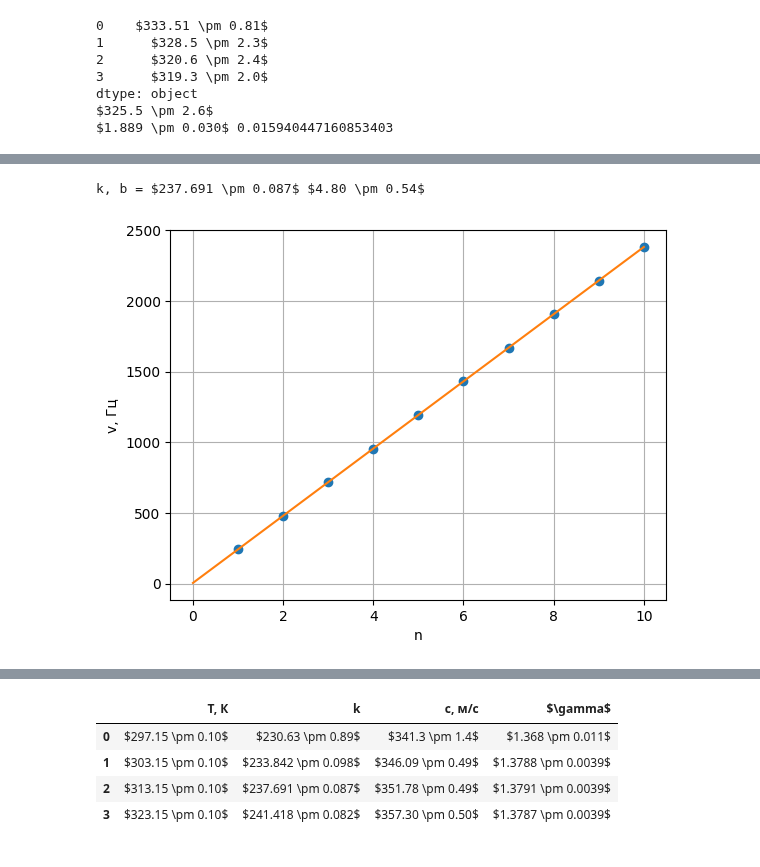
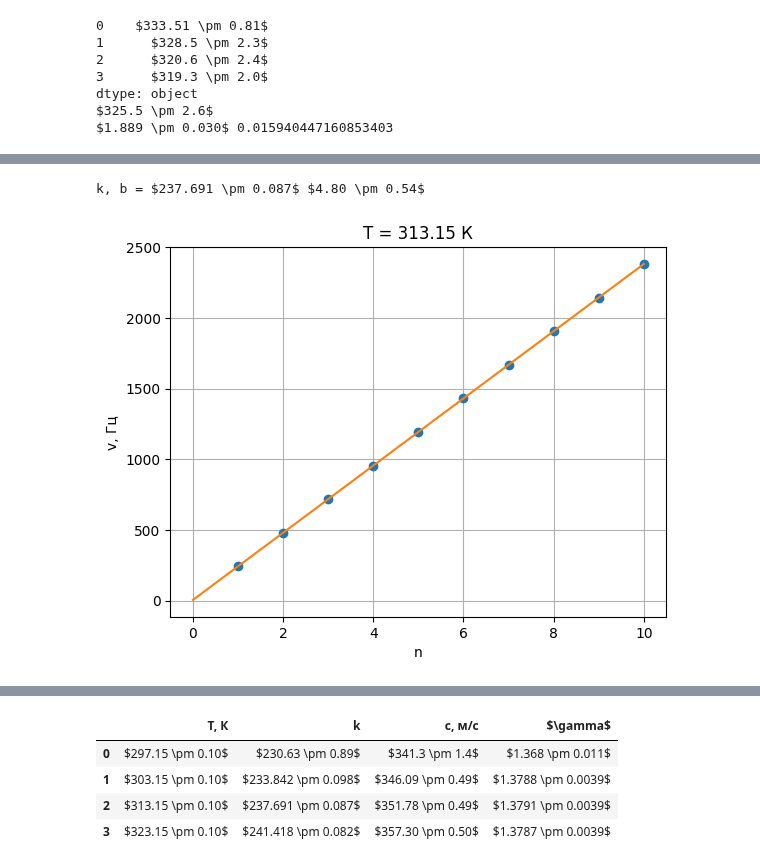
Before and after one commit to RedBrean/term2, a Jupyter notebook: labs/213.ipynb, the cells around one changed output, grey strips where cells are left out. Cells and saved outputs as stored; diff of their text form; code cells hidden in the pictures.

```diff
--- a/labs/213.ipynb
+++ b/labs/213.ipynb
@@ -456,13 +460,12 @@ k, b = $233.842 \pm 0.098$ $5.47 \pm 0.61$
 # %%
-
 plt.xlabel("n")
 plt.ylabel("v, Гц")
-
+plt.title(f"T = {T3} К")
 k3, _ = linearcalc(x_range, v3)
 plt.savefig("T3", dpi = 300)
 # %% [output]
 k, b = $237.691 \pm 0.087$ $4.80 \pm 0.54$
-[figure, old version]
+[figure, new version]
 # %%
 plt.xlabel("n")
 plt.ylabel("v, Гц")
```
Also changed, not shown: parts of 5 cells of this notebook, 6 other files.
